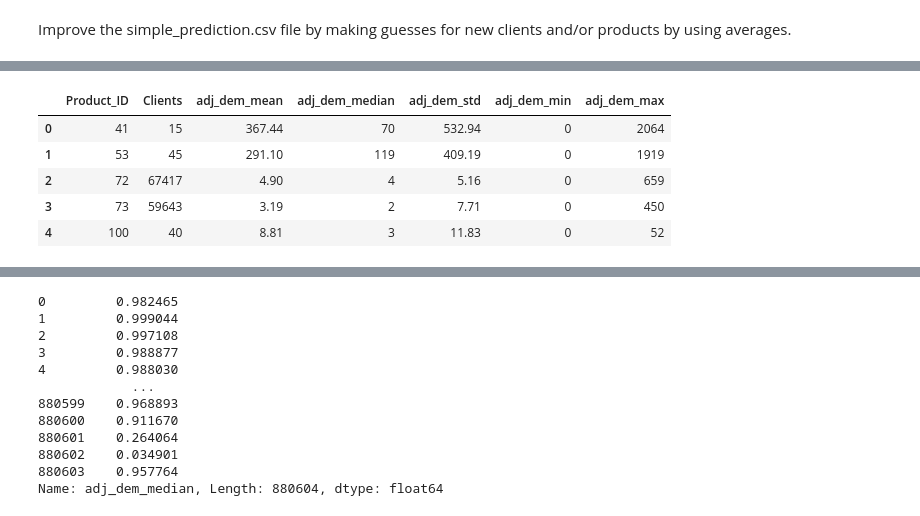
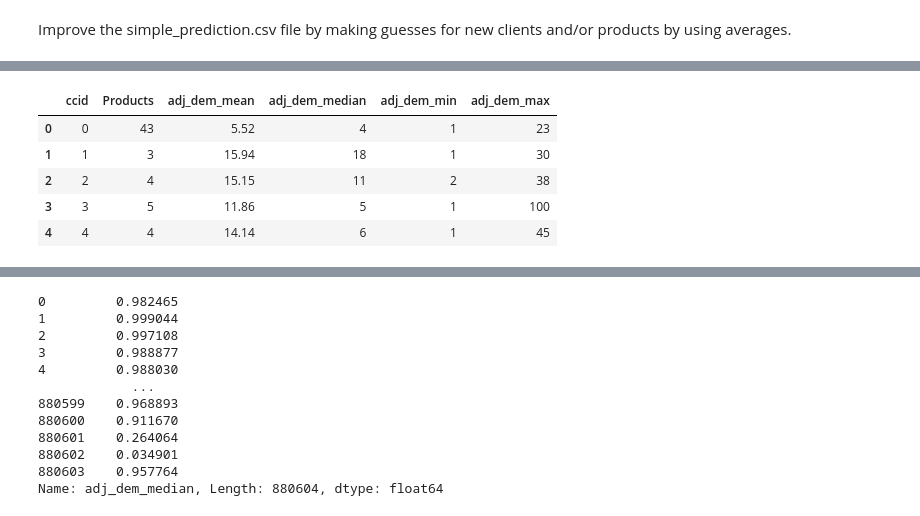
Before and after one commit to ElliotBlackstone/EWinter25_Product_Inventory, a Jupyter notebook: bakery_simple_prediction.ipynb, the cells around one changed output, grey strips where cells are left out. Saved outputs shown, nothing was run; the diff lists cells and outputs as text; code cells hidden in the pictures.

```diff
--- a/bakery_simple_prediction.ipynb
+++ b/bakery_simple_prediction.ipynb
@@ -127,36 +137,30 @@ test['id'] = test['id'].astype(int)
 test = test.sort_values(by=['ID', 'Week_num']).reset_index(drop=True)
 # %%
 #create a dataframe of aggregate statistics for each client
-testagg = train.groupby('Client_ID').agg({'Product_ID':'nunique', 'adjusted_demand':['mean', 'median', 'std', 'min', 'max']})
-testagg = testagg.reset_index()
+testagg = train.sort_values(by=['ccid']).groupby(['ccid'], as_index=False).agg({'Product_ID':'nunique', 'adjusted_demand':['mean', 'median', 'min', 'max']})
 
 client_stats = pd.DataFrame()
 
-client_stats['Client_ID'] = train['Client_ID'].unique()
+client_stats['ccid'] = testagg['ccid']
 client_stats['Products'] = testagg['Product_ID']['nunique']
 client_stats['adj_dem_mean'] = testagg['adjusted_demand']['mean'].round(2)
 client_stats['adj_dem_median'] = testagg['adjusted_demand']['median'].astype(int)
-client_stats['adj_dem_std'] = testagg['adjusted_demand']['std'].round(2)
 client_stats['adj_dem_min'] = testagg['adjusted_demand']['min']
 client_stats['adj_dem_max'] = testagg['adjusted_demand']['max']
 
-
+del testagg
 
 #create a dataframe of aggregate statistics for each product
-del testagg
-testagg = train.sort_values(by=['Product_ID']).groupby('Product_ID').agg({'Client_ID':'nunique', 'adjusted_demand':['mean', 'median', 'std', 'min', 'max']})
-testagg = testagg.reset_index()
+testagg = train.sort_values(by=['cpid']).groupby(['cpid'], as_index=False).agg({'Client_ID':'nunique', 'adjusted_demand':['mean', 'median', 'min', 'max']})
 
-product_stats = pd.DataFrame()
+product_stats =  pd.DataFrame()
 
-product_stats['Product_ID'] = train.sort_values(by=['Product_ID'])['Product_ID'].unique()
+product_stats['cpid'] = testagg['cpid']
 product_stats['Clients'] = testagg['Client_ID']['nunique']
 product_stats['adj_dem_mean'] = testagg['adjusted_demand']['mean'].round(2)
 product_stats['adj_dem_median'] = testagg['adjusted_demand']['median'].astype(int)
-product_stats['adj_dem_std'] = testagg['adjusted_demand']['std'].round(2)
 product_stats['adj_dem_min'] = testagg['adjusted_demand']['min']
 product_stats['adj_dem_max'] = testagg['adjusted_demand']['max']
+product_stats['median_pct'] = product_stats['adj_dem_median'].rank(pct=True, method='average')
 
 del testagg
-
-client_stats.head()
@@ -170,9 +167,9 @@ client_stats.head()
 # %%
-product_stats.head()
+client_stats.head()
 # %% [output]
-|  | Product_ID | Clients | adj_dem_mean | adj_dem_median | adj_dem_std | adj_dem_min | adj_dem_max |
-| 0 | 41 | 15 | 367.44 | 70 | 532.94 | 0 | 2064 |
-| 1 | 53 | 45 | 291.10 | 119 | 409.19 | 0 | 1919 |
-| 2 | 72 | 67417 | 4.90 | 4 | 5.16 | 0 | 659 |
-| 3 | 73 | 59643 | 3.19 | 2 | 7.71 | 0 | 450 |
-| 4 | 100 | 40 | 8.81 | 3 | 11.83 | 0 | 52 |
+|  | ccid | Products | adj_dem_mean | adj_dem_median | adj_dem_min | adj_dem_max |
+| 0 | 0 | 43 | 5.52 | 4 | 1 | 23 |
+| 1 | 1 | 3 | 15.94 | 18 | 1 | 30 |
+| 2 | 2 | 4 | 15.15 | 11 | 2 | 38 |
+| 3 | 3 | 5 | 11.86 | 5 | 1 | 100 |
+| 4 | 4 | 4 | 14.14 | 6 | 1 | 45 |
```
Also changed, not shown: parts of 37 cells of this notebook.
